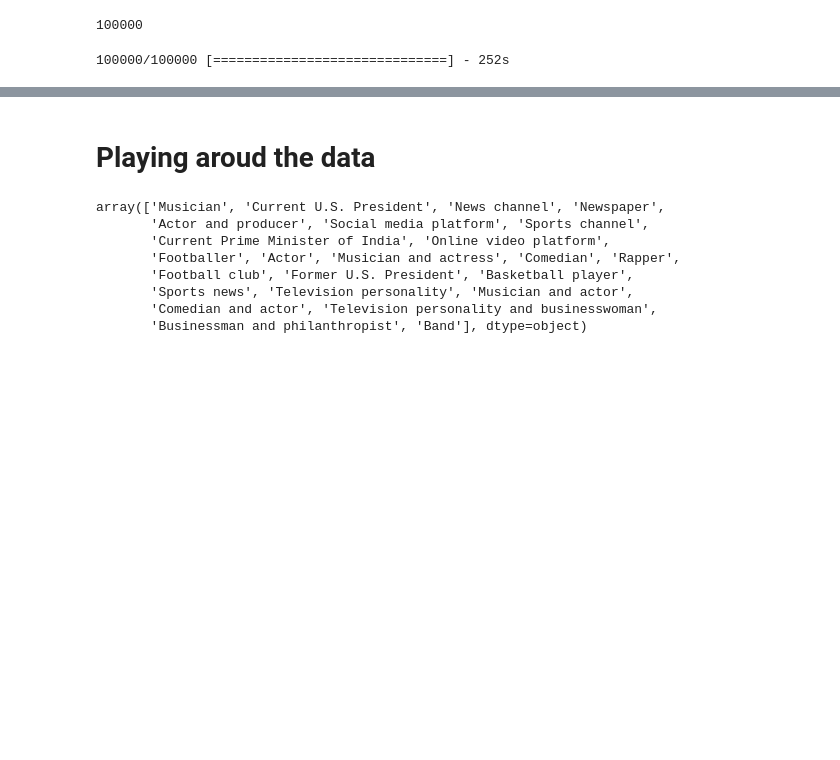
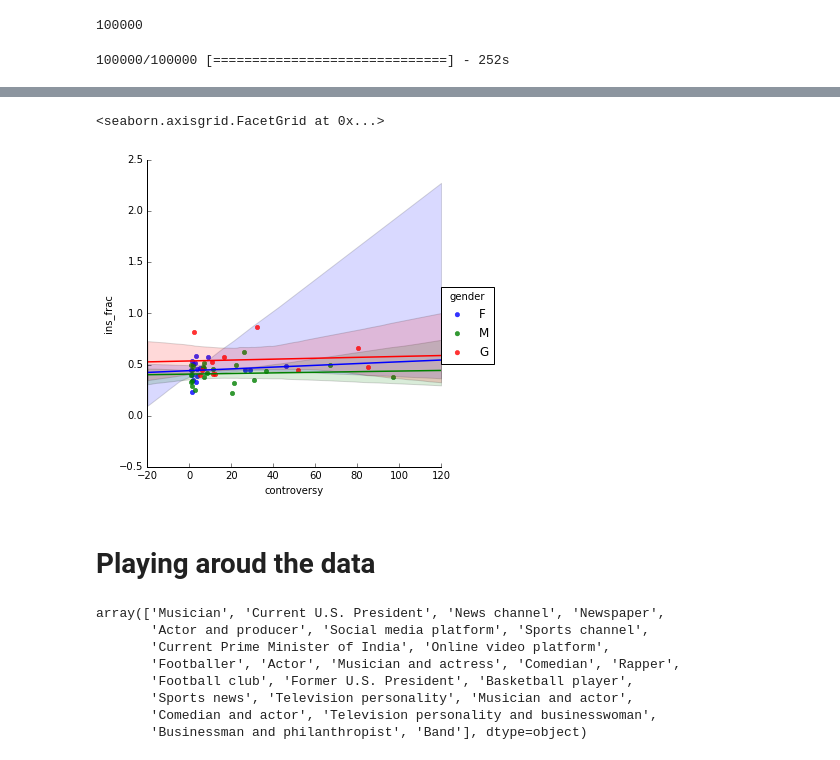
Before and after one commit to jee1213/twitter_sentiment, a Jupyter notebook: twitter_NLP_insult_GloVe_RNN.ipynb, the cells around one changed output, grey strips where cells are left out. Saved outputs shown, nothing was run; the diff lists cells and outputs as text; code cells hidden in the pictures; blank space fills up the shorter version.

Commit message:
controversy, insult_frac added

```diff
--- a/twitter_NLP_insult_GloVe_RNN.ipynb
+++ b/twitter_NLP_insult_GloVe_RNN.ipynb
@@ -203,6 +203,18 @@ print(user_info.head(5))
 2    BarackObama      M  0.626338
 3        rihanna      F  0.977174
 4  taylorswift13      F -0.647692
+# %%
+# Categorizing activity into jobs in user_info
+# needs modification, as some accounts can be categorized into multiple jobs...
+user_info.loc[user_info.activity.apply(lambda x: ('Musician' or 'Rapper' or 'Band') in x), 'job'] = 'artist'
+user_info.loc[user_info.activity.apply(lambda x: ('Comedian' or 'Actor') in x), 'job'] = 'artist'
+user_info.loc[user_info.activity.apply(lambda x: ('President' or 'Minister') in x), 'job'] = 'politician'
+user_info.loc[user_info.activity.apply(lambda x: ('usiness' in x)), 'job'] = 'business'
+user_info.loc[user_info.activity.apply(lambda x: ('platform' in x)), 'job'] = 'platform'
+user_info.loc[user_info.activity.apply(lambda x: ('channel') in x), 'job'] = 'channel'
+user_info.loc[user_info.activity.apply(lambda x: ('ball') in x), 'job'] = 'sports'
+user_info.loc[user_info.activity.apply(lambda x: ('ews') in x), 'job'] = 'news'
+user_info.loc[user_info.activity.apply(lambda x: ('elevision') in x), 'job'] = 'TV'
 # %% [markdown]
 ## Defining the controversy level
 model using the number of follwers, activity at the current epoch and number of replies: how controversial the account is, whether the insult rate increases depending on the controversy level. By modeling the activity using Poisson distribution rather than just number count of the tweets wrt the average, we can estimate how a user was active in a given period of time,
@@ -967,0 +989,4 @@ lsvmdata = lsvmdata.join(user_info.set_index('user_id'),on='user_id')
+# %%
+lsvmdf=lsvmdata.groupby('user_id')['prediction'].apply(lambda x: (x=='ins').sum()).reset_index(name='ins_count')
+user_info = user_info.join(lsvmdf.set_index('user_id'),on='user_id')
+user_info.head(5)
@@ -968,3 +1000,11 @@ lsvmdata = lsvmdata.join(user_info.set_index('user_id'),on='user_id')
+# %%
+user_info['ins_frac'] = user_info['ins_count']/user_info['count']
+# tmp is the user_info with outlier removed
+tmp = user_info.loc[user_info['controversy']<500]
+sns.lmplot(x='controversy',y='ins_frac',hue='gender', data=tmp)
+# %% [output]
+<seaborn.axisgrid.FacetGrid at 0x...>
+[figure, added]
 # %% [markdown]
 # Playing aroud the data
 # %%
```
Also changed, not shown: parts of 18 cells of this notebook.
